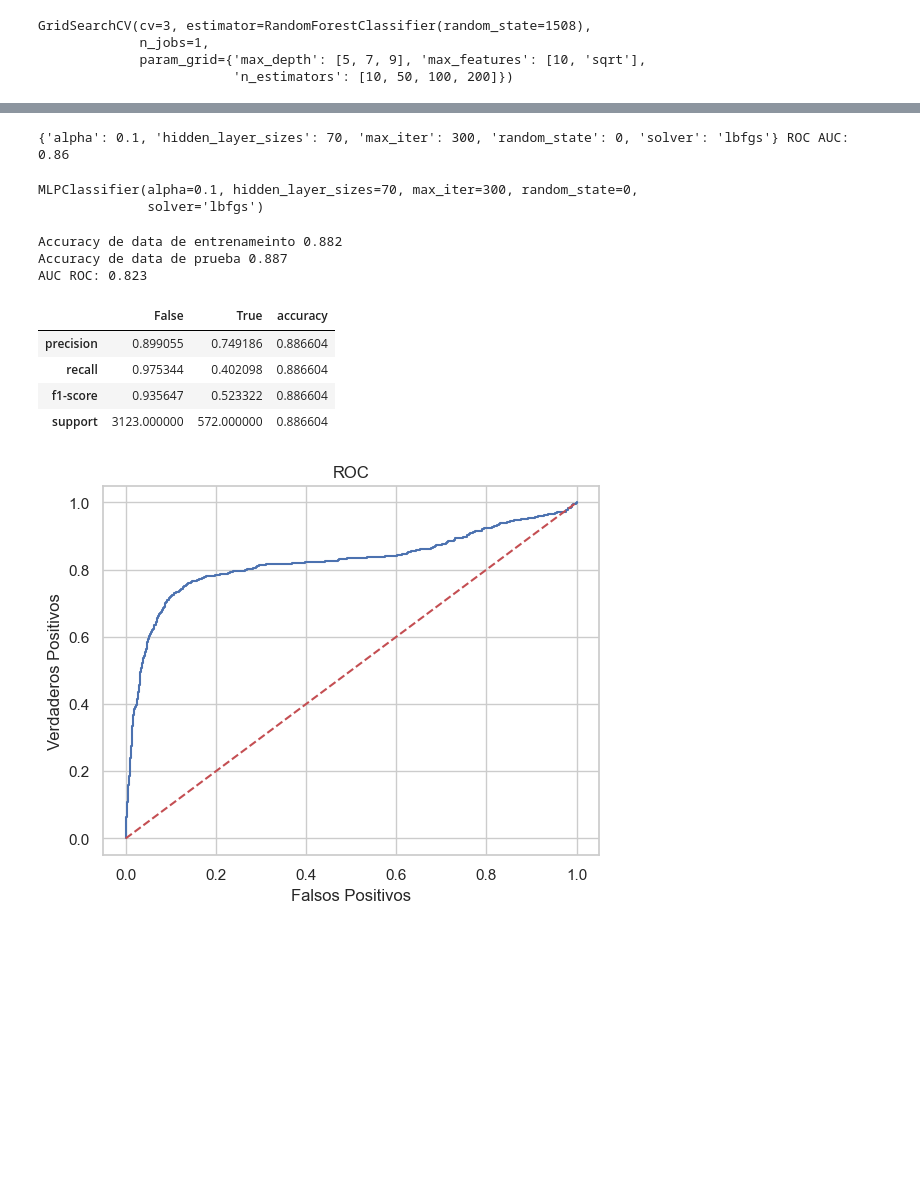
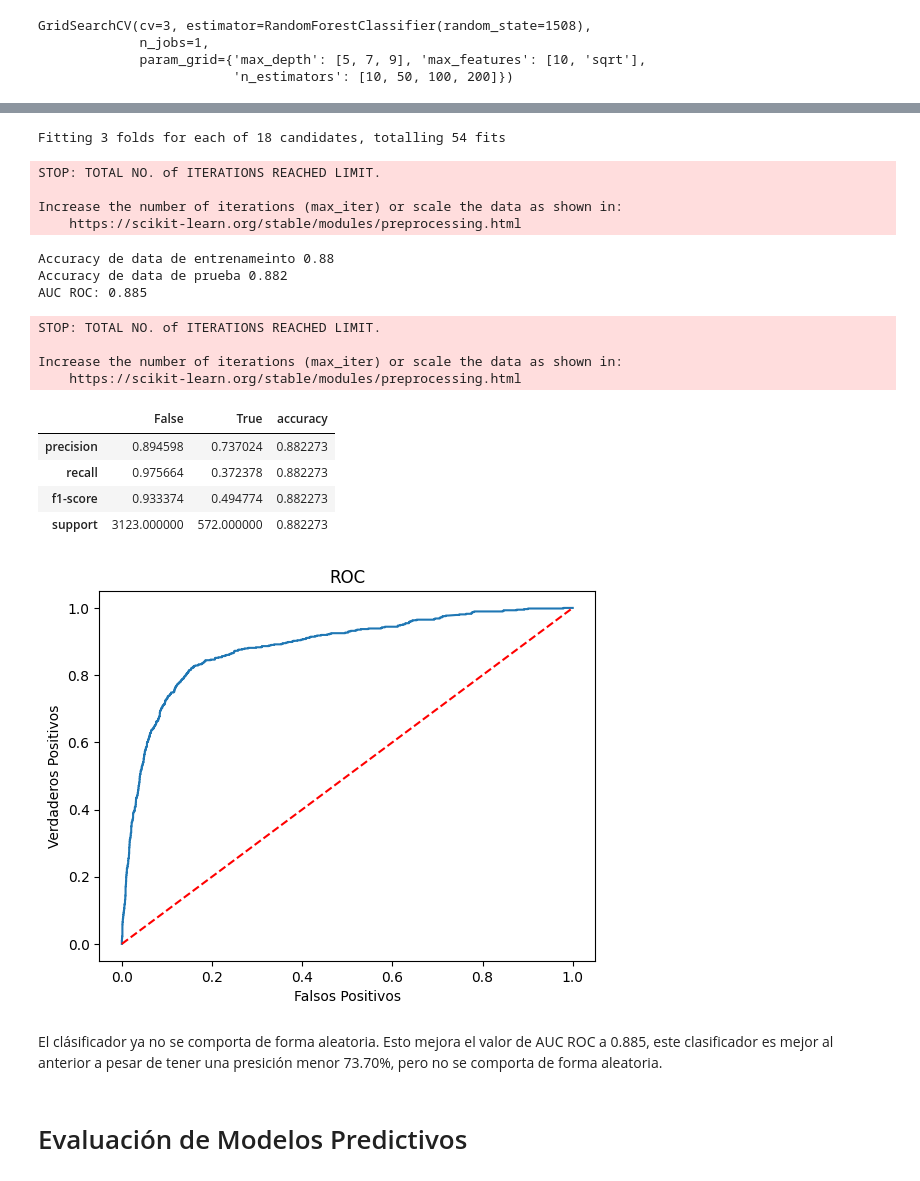
Before and after one commit to AEEM1993/DS_CasoPractico_MOD8, a Jupyter notebook: CASO_PRACTICO.ipynb, the cells around one changed output, grey strips where cells are left out. Cells and saved outputs as stored; diff of their text form; code cells hidden in the pictures; blank space fills up the shorter version.

```diff
--- a/CASO_PRACTICO.ipynb
+++ b/CASO_PRACTICO.ipynb
@@ -629,5 +644,4 @@ matriz_confusion[1][1]
 # %%
-RFClassifier.fit(X_train, y_train)
 relevances = RFClassifier.feature_importances_
 df_features = pd.DataFrame({
     "Feature": X_train.columns,
@@ -673,6 +689,10 @@ print(f"AUC ROC: {round(auc,3)}")
 
 conf_mtrx = confusion_matrix(y_test, y_pred)
 report = classification_report(y_test, y_pred, output_dict=True)
+
+df_metricas["Random Forest GSCV"] = [round(auc,3), round(score_test, 3), round(report["True"]["precision"], 3), round(report["True"]["recall"], 3)]
+# df_metricas
+
 df_report = pd.DataFrame(report)
 display(df_report[["False", "True", "accuracy"]])
 
@@ -763,0 +825,10 @@ MLPClassifier(random_state=1508)
+# %%
+params = {
+    'solver': ['lbfgs'],
+    'max_iter': [100,200,300], # Iteraciones máximas en cada red
+    'alpha': 10.0 ** -np.arange(1, 3), # Parámetro de regularización L2 para evitar sobreajuste
+    'hidden_layer_sizes':[30,50,70], # Número de neuronas en cada capa
+    'random_state':[SEED]
+}
+neural_model = MLPClassifier(random_state=SEED)
+neural_model_grid = GridSearchCV(neural_model, param_grid=params, cv=3, scoring="roc_auc", n_jobs=-1, verbose=10)
@@ -764,4 +837,5 @@ MLPClassifier(random_state=1508)
 # %%
+neural_model.fit(X_train, y_train)
 y_pred = neural_model.predict(X_test)
 
 y_test_prob = neural_model.predict_proba(X_test)
@@ -775,6 +849,10 @@ print(f"AUC ROC: {round(auc,3)}")
 
 conf_mtrx = confusion_matrix(y_test, y_pred)
 report = classification_report(y_test, y_pred, output_dict=True)
+
+df_metricas["MLP"] = [round(auc,3), round(score_test, 3), round(report["True"]["precision"], 3), round(report["True"]["recall"], 3)]
+# df_metricas
+
 df_report = pd.DataFrame(report)
 display(df_report[["False", "True", "accuracy"]])
 
@@ -818,44 +880,55 @@ GridSearchCV(cv=3, estimator=MLPClassifier(random_state=1508), n_jobs=-1,
-# %%
-print(neural_model_grid.best_params_, f"ROC AUC: {round(neural_model_grid.best_score_,3)}")
-# %% [output]
-{'alpha': 0.1, 'hidden_layer_sizes': 70, 'max_iter': 300, 'random_state': 0, 'solver': 'lbfgs'} ROC AUC: 0.86
-# %%
-best_neural_model = MLPClassifier(**neural_model_grid.best_params_)
-best_neural_model.fit(X_train, y_train)
-# %% [output]
-MLPClassifier(alpha=0.1, hidden_layer_sizes=70, max_iter=300, random_state=0,
-              solver='lbfgs')
 # %%
+neural_model_grid.fit(X_train, y_train)
+# print(neural_model_grid.best_params_, f"ROC AUC: {round(neural_model_grid.best_score_,3)}")
+best_neural_model = MLPClassifier(**neural_model_grid.best_params_)
+
+best_neural_model.fit(X_train, y_train)
 y_pred = best_neural_model.predict(X_test)
 
 y_test_prob = best_neural_model.predict_proba(X_test)
 score_train = best_neural_model.score(X_train, y_train)
 score_test = best_neural_model.score(X_test, y_test)
 auc = roc_auc_score(y_test, y_test_prob[:, 1])
 
 print(f"Accuracy de data de entrenameinto {round(score_train,3)}")
 print(f"Accuracy de data de prueba {round(score_test,3)}")
 print(f"AUC ROC: {round(auc,3)}")
 
 conf_mtrx = confusion_matrix(y_test, y_pred)
 report = classification_report(y_test, y_pred, output_dict=True)
+df_metricas["MLP GSCV"] = [round(auc,3), round(score_test, 3), round(report["True"]["precision"], 3), round(report["True"]["recall"], 3)]
+# df_metricas
+
 df_report = pd.DataFrame(report)
 display(df_report[["False", "True", "accuracy"]])
 
 fpr, tpr, thrs = roc_curve(y_test, y_test_prob[:, 1])
 plt.plot(fpr, tpr)
 plt.plot([0, 1], [0, 1], "r--")
 plt.title("ROC")
 plt.xlabel("Falsos Positivos")
 plt.ylabel("Verdaderos Positivos")
 plt.show()
 # %% [output]
-Accuracy de data de entrenameinto 0.882
-Accuracy de data de prueba 0.887
-AUC ROC: 0.823
+Fitting 3 folds for each of 18 candidates, totalling 54 fits
+STOP: TOTAL NO. of ITERATIONS REACHED LIMIT.
+
+Increase the number of iterations (max_iter) or scale the data as shown in:
+    https://scikit-learn.org/stable/modules/preprocessing.html
+Accuracy de data de entrenameinto 0.88
+Accuracy de data de prueba 0.882
+AUC ROC: 0.885
+STOP: TOTAL NO. of ITERATIONS REACHED LIMIT.
+
+Increase the number of iterations (max_iter) or scale the data as shown in:
+    https://scikit-learn.org/stable/modules/preprocessing.html
 |  | False | True | accuracy |
-| precision | 0.899055 | 0.749186 | 0.886604 |
-| recall | 0.975344 | 0.402098 | 0.886604 |
-| f1-score | 0.935647 | 0.523322 | 0.886604 |
-| support | 3123.000000 | 572.000000 | 0.886604 |
+| precision | 0.894598 | 0.737024 | 0.882273 |
+| recall | 0.975664 | 0.372378 | 0.882273 |
+| f1-score | 0.933374 | 0.494774 | 0.882273 |
+| support | 3123.000000 | 572.000000 | 0.882273 |
-[figure, old version]
+[figure, new version]
+# %% [markdown]
+El clásificador ya no se comporta de forma aleatoria. Esto mejora el valor de AUC ROC a 0.885, este clasificador es mejor al anterior a pesar de tener una presición menor 73.70%, pero no se comporta de forma aleatoria.
+# %% [markdown]
+# Evaluación de Modelos Predictivos
```
Also changed, not shown: parts of 58 cells of this notebook.
